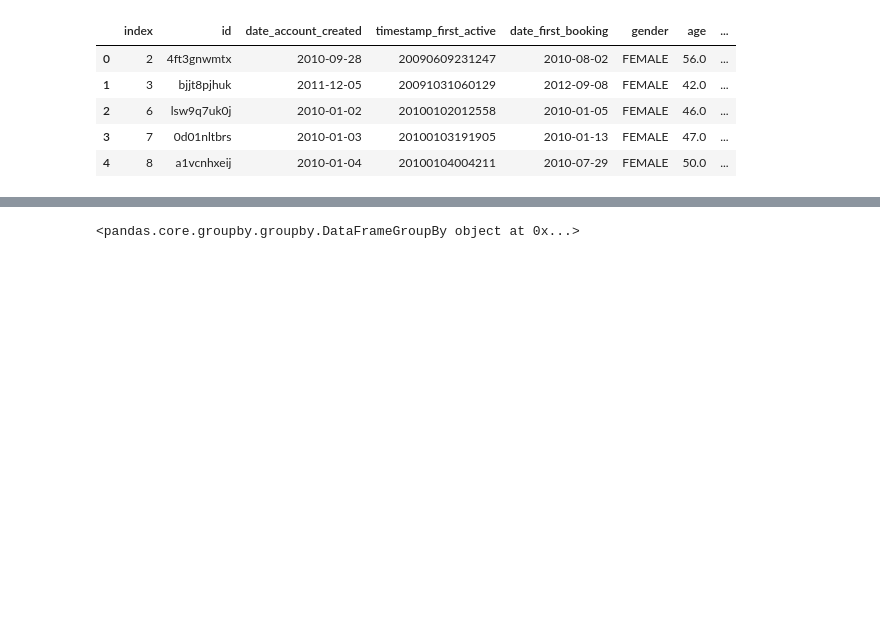
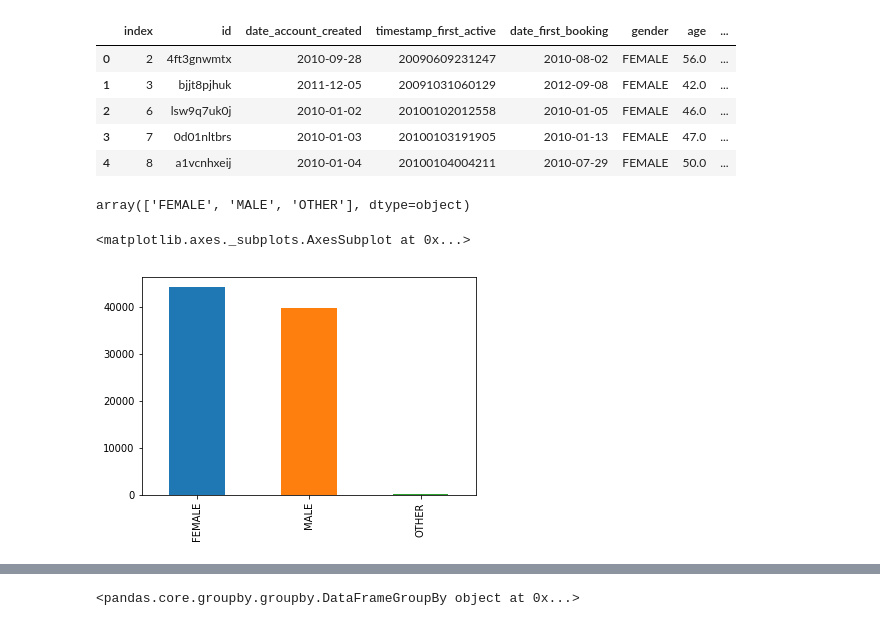
Before and after one commit to Irenejy93/Airbnb, a Jupyter notebook: capstone1.ipynb, the cells around one changed output, grey strips where cells are left out. Cells and saved outputs as stored; diff of their text form; code cells hidden in the pictures; blank space fills up the shorter version.

```diff
--- a/capstone1.ipynb
+++ b/capstone1.ipynb
@@ -118,8 +72,6 @@ train.head(20)
 train['gender'] = train['gender'].astype(str)
 # %%
 train['gender'] = train['gender'].replace('-unknown-', np.nan)
-# %%
-train.loc[train.age > 95, 'age'] = np.nan
 # %%
 train.head(20)
 # %% [output]
@@ -151,3 +103,20 @@ cleantrain.head()
 | 2 | 6 | lsw9q7uk0j | 2010-01-02 | 20100102012558 | 2010-01-05 | FEMALE | 46.0 | ... |
 | 3 | 7 | 0d01nltbrs | 2010-01-03 | 20100103191905 | 2010-01-13 | FEMALE | 47.0 | ... |
 | 4 | 8 | a1vcnhxeij | 2010-01-04 | 20100104004211 | 2010-07-29 | FEMALE | 50.0 | ... |
+# %%
+df = pd.concat((testclean, cleantrain), axis=0, ignore_index=True, sort=False)
+# %%
+df['age'].fillna(df['age'].mean(), inplace=True)
+# %%
+df.loc[df.age > 95, 'age'] = np.nan
+df.loc[df.age < 18, 'age'] = np.nan
+# %%
+df['gender'].unique()
+# %% [output]
+array(['FEMALE', 'MALE', 'OTHER'], dtype=object)
+# %%
+df['gender'].value_counts().plot(kind='bar')
+# There is trend that female is more likely to register than male. However, there is significant amount of male also registered
+# %% [output]
+<matplotlib.axes._subplots.AxesSubplot at 0x...>
+[figure, added]
```
Also changed, not shown: parts of 35 cells of this notebook.
